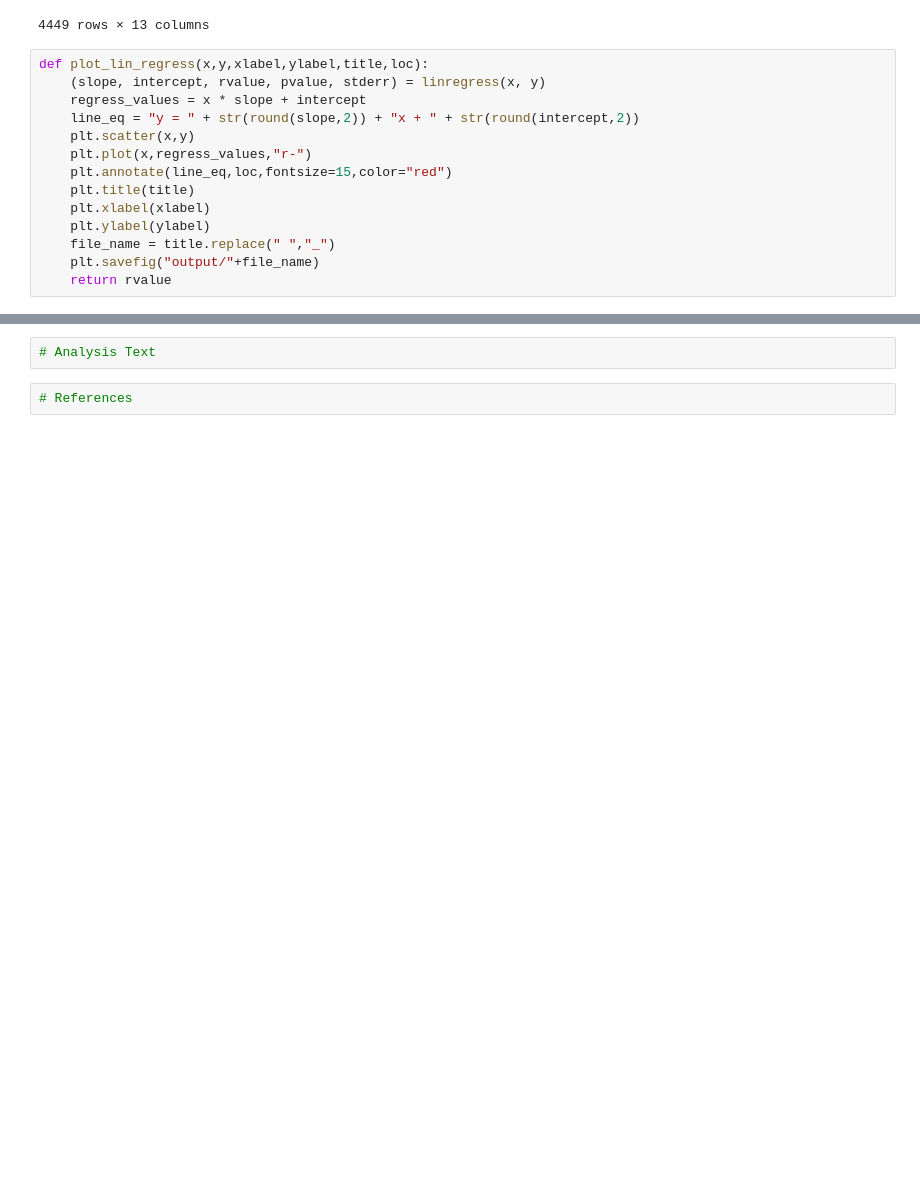
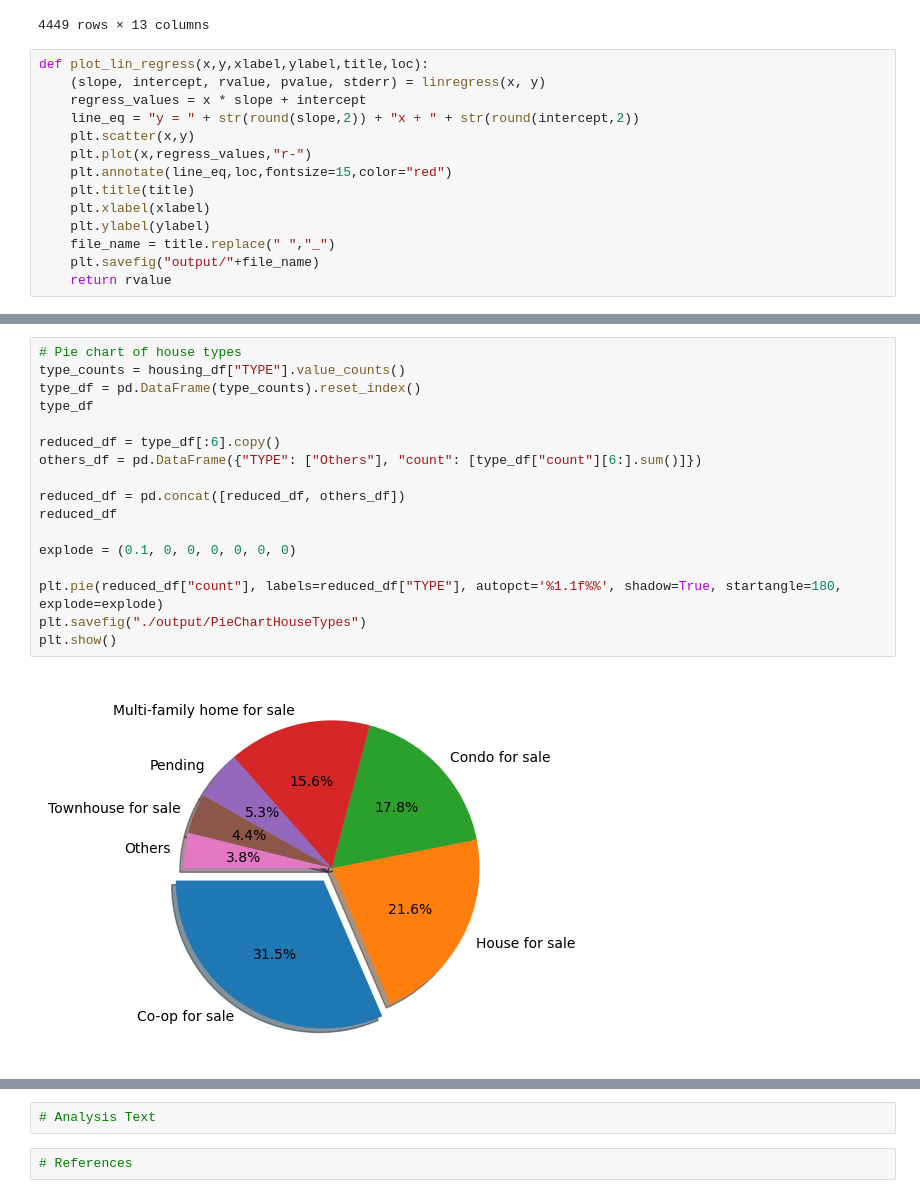
Before and after one commit to LizHepler/Project_1, a Jupyter notebook: Liz/LizWorkingCopy.ipynb, the cells around one changed output, grey strips where cells are left out. Cells and saved outputs as stored; diff of their text form; blank space fills up the shorter version.

```diff
--- a/Liz/LizWorkingCopy.ipynb
+++ b/Liz/LizWorkingCopy.ipynb
@@ -143,0 +124,19 @@ Finished getting data.
+# %%
+# Pie chart of house types
+type_counts = housing_df["TYPE"].value_counts()
+type_df = pd.DataFrame(type_counts).reset_index()
+type_df
+
+reduced_df = type_df[:6].copy()
+others_df = pd.DataFrame({"TYPE": ["Others"], "count": [type_df["count"][6:].sum()]})
+
+reduced_df = pd.concat([reduced_df, others_df])
+reduced_df
+
+explode = (0.1, 0, 0, 0, 0, 0, 0)
+
+plt.pie(reduced_df["count"], labels=reduced_df["TYPE"], autopct='%1.1f%%', shadow=True, startangle=180, explode=explode)
+plt.savefig("./output/PieChartHouseTypes")
+plt.show()
+# %% [output]
+[figure, added]
```
Also changed, not shown: parts of 20 cells of this notebook, 11 other files.
